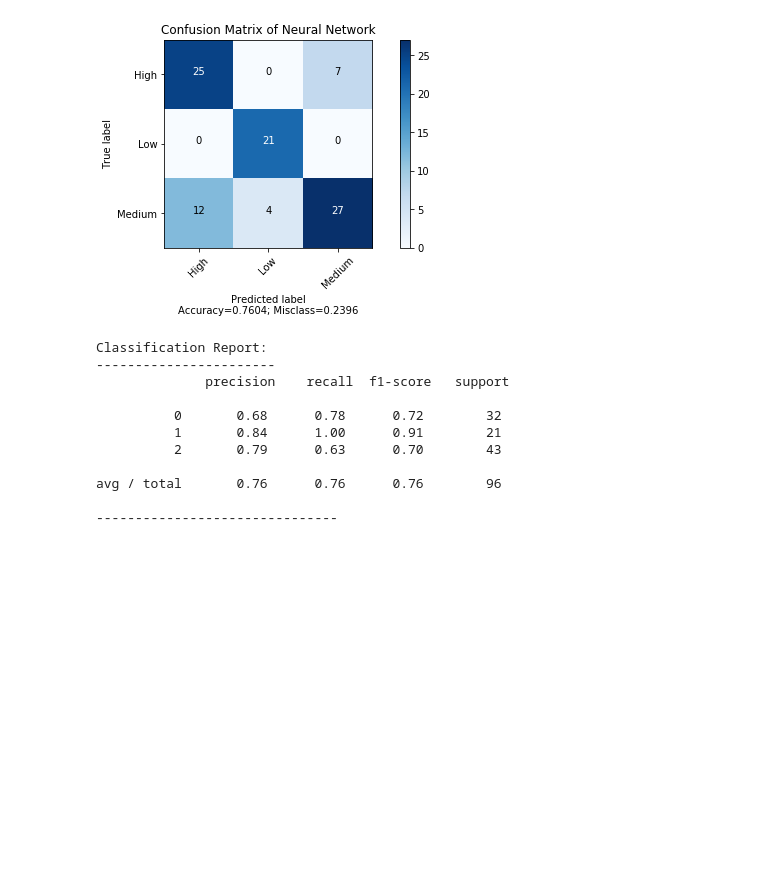
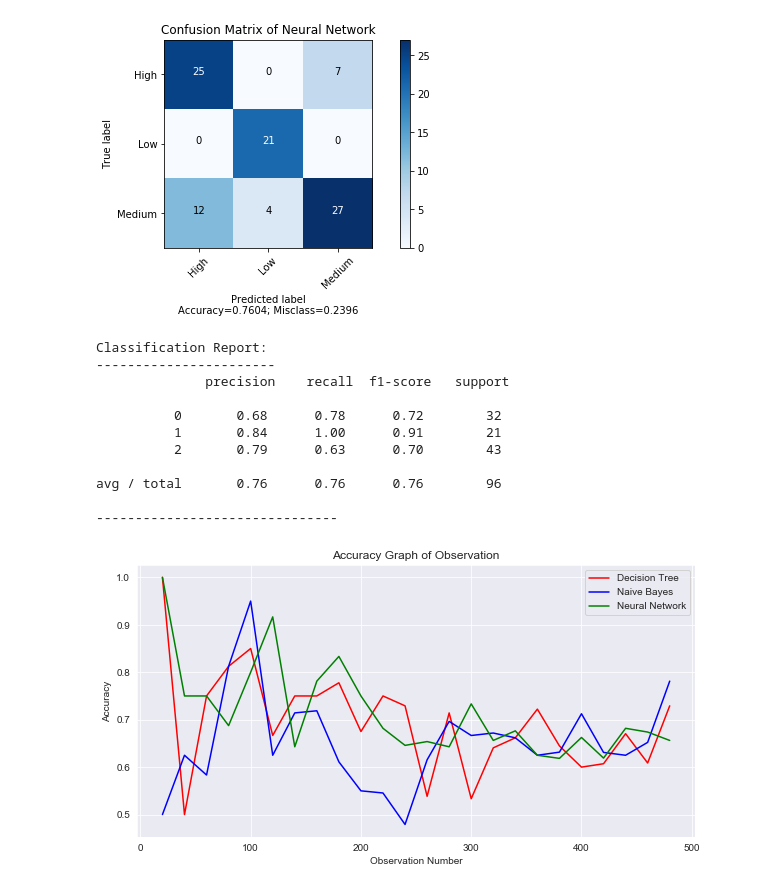
Before and after one commit to darkprinx/Student-Academic-Performance-Level-Classification, a Jupyter notebook: Data Mining project Code.ipynb, the cells around one changed output. Saved outputs shown, nothing was run; the diff lists cells and outputs as text; code cells hidden in the pictures; blank space fills up the shorter version.

```diff
--- a/Data Mining project Code.ipynb
+++ b/Data Mining project Code.ipynb
@@ -161,3 +161,57 @@ Classification Report:
 avg / total       0.76      0.76      0.76        96
 
 -------------------------------
+# %%
+
+def observation():
+    kd = pd.read_csv('edu.csv', delimiter=',')
+
+    le = preprocessing.LabelEncoder()
+    rd = kd.apply(le.fit_transform)
+
+    dc = DecisionTreeClassifier()
+    nb = naive_bayes.GaussianNB()
+    ann = neural_network.MLPClassifier(hidden_layer_sizes=(18), max_iter=1000, activation='logistic')
+
+
+    XX,yy1,yy2,yy3= [],[],[],[]
+
+    for tot in range(20,len(kd)+1,20):
+        x = rd.drop('Class', axis=1)[:tot]
+        y = rd['Class'][:tot]
+        x_train, x_test, y_train, y_test = train_test_split(x, y, test_size=.2, random_state=1)
+        dc.fit(x,y)
+        nb.fit(x,y)
+        ann.fit(x,y)
+
+        dc.fit(x_train, y_train)
+        pred_1 = dc.predict(x_test)
+
+        nb.fit(x_train, y_train)
+        pred_2 = nb.predict(x_test)
+
+        ann.fit(x_train, y_train)
+        pred_3 = ann.predict(x_test)
+
+        XX.append(tot)
+        yy1.append(accuracy_score(y_test,pred_1))
+        yy2.append(accuracy_score(y_test,pred_2))
+        yy3.append(accuracy_score(y_test,pred_3))
+
+
+    plt.figure(figsize=(10,5))
+    plt.plot(XX,yy1,color='R',label='Decision Tree')
+    plt.plot(XX,yy2,color='b',label='Naive Bayes')
+    plt.plot(XX,yy3,color='g',label='Neural Network')
+    plt.title("Accuracy Graph of Observation")
+    plt.xlabel("Observation Number")
+    plt.ylabel("Accuracy")
+    plt.legend()
+    plt.show()
+
+
+
+
+observation()
+# %% [output]
+[figure, added]
```
